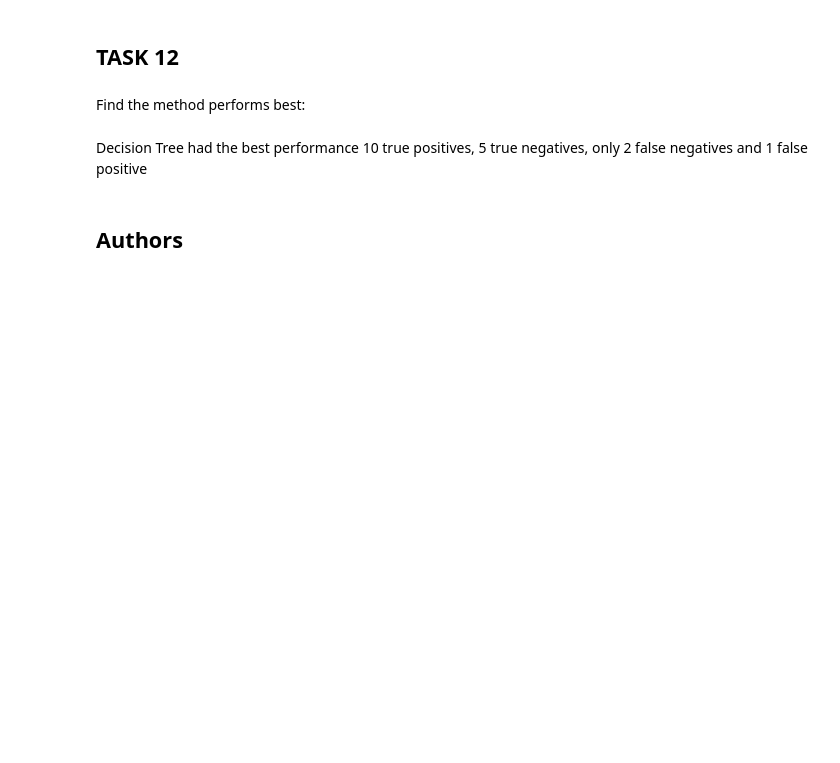
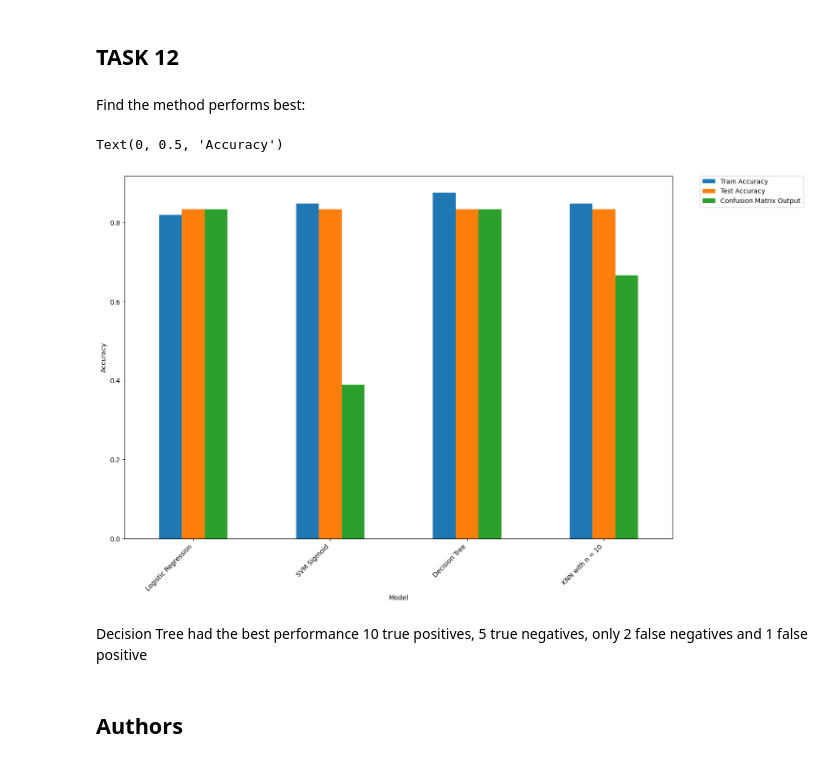
Before and after one commit to yusifrefae/IBM, a Jupyter notebook: 8-Machine-Learning-Prediction.ipynb, the cells around one changed output. Drawn from its saved outputs; the diff is of its cells as text; code cells hidden in the pictures; blank space fills up the shorter version.

```diff
--- a/8-Machine-Learning-Prediction.ipynb
+++ b/8-Machine-Learning-Prediction.ipynb
@@ -390,6 +388,21 @@ plot_confusion_matrix(Y_test,yhat)
 ## TASK  12
 # %% [markdown]
 Find the method performs best:
+# %%
+results = pd.DataFrame({'Model': ['Logistic Regression', 'SVM Sigmoid', 'Decision Tree', 'KNN with n = 10'],
+                        'Train Accuracy': [0.8196428571428571, 0.8482142857142856, 0.875, 0.8482142857142858],
+                        'Test Accuracy': [15/18] * 4,
+                        'Confusion Matrix Output': [15/18, 7/18, 15/18, 12/18]})
+
+ax = results.plot(kind='bar', figsize=(15, 10), x='Model')
+
+# Move legend outside to the right
+ax.legend(bbox_to_anchor=(1.05, 1), loc='upper left', borderaxespad=0.)
+ax.set_xticklabels(ax.get_xticklabels(), rotation=45, ha='right')
+ax.set_ylabel('Accuracy')
+# %% [output]
+Text(0, 0.5, 'Accuracy')
+[figure, added]
 # %% [markdown]
 Decision Tree had the best performance 10 true positives, 5 true negatives, only 2 false negatives and 1 false positive
 # %% [markdown]
```
Also changed, not shown: parts of 6 cells of this notebook.
